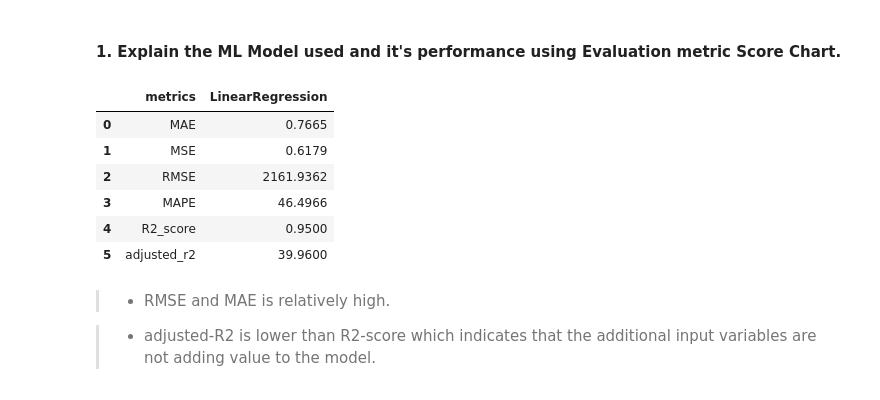
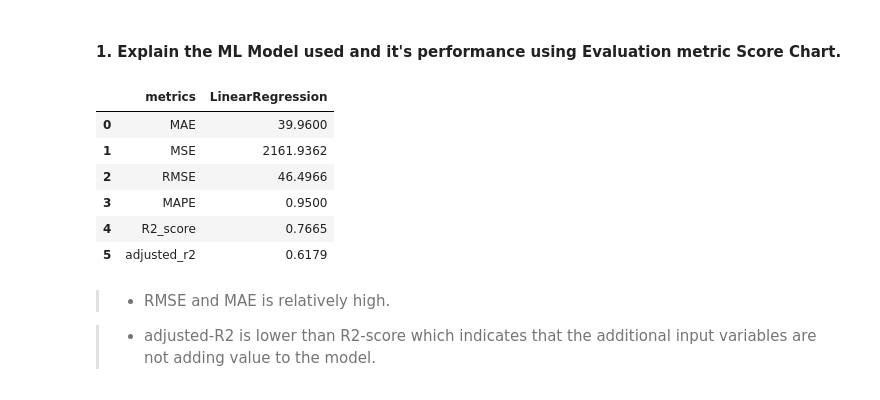
Before and after one commit to ashish-mali/Regression-Yes-Bank-Stock-Closing-Price-Prediction, a Jupyter notebook: Yes_Bank_Stock_Closing_Price_Prediction_Capstone_Project.ipynb, the cells around one changed output. Cells and saved outputs as stored; diff of their text form; code cells hidden in the pictures.

```diff
--- a/Yes_Bank_Stock_Closing_Price_Prediction_Capstone_Project.ipynb
+++ b/Yes_Bank_Stock_Closing_Price_Prediction_Capstone_Project.ipynb
@@ -2103,7 +2103,7 @@ def plot_actual_vs_pred(model, model_name = None, x_test = x_test, y_test = y_te
 
 
 
-# 5 fold time-series cross-validation
+# Define the time-series cross-validation object
 tscv = TimeSeriesSplit(n_splits=5)
 
 
@@ -2168,36 +2168,42 @@ def check_homoscedasticity(model, model_name = None, x_test = x_test, y_test = y
  # Selected features
 features = selected_df.drop('Close', axis = 1).columns
 
-# Create dataframe for evaluation metrics
-e_metrics_df = pd.DataFrame({'metrics' : ['MAE', 'MSE', 'RMSE', 'MAPE', 'R2_score', 'adjusted_r2']})
+# Create dataframe for performance evaluation metrics
+p_metrics_df = pd.DataFrame({'metrics' : ['MAE', 'MSE', 'RMSE', 'MAPE', 'R2_score', 'adjusted_r2']})
 
 
-# Funtion to update e_metrics_df
-def update_e_metrics_df(model, model_name = None, x_test = x_test, y_test = y_test):
+# Funtion to update p_metrics_df
+def update_p_metrics_df(model, model_name = None, x_test = x_test, y_test = y_test):
   '''
-  funtion to update e_metrics_df dataFrame
+  funtion to update p_metrics_df dataFrame
   '''
   # Predict on the model
   y_pred = model.predict(x_test)
 
   # Evaluation metric scores
+  # Mean Absolute Error
   MAE =  round(mean_absolute_error(y_test, y_pred), 4)
+
+  #Mean Squared Error
   MSE = round(mean_squared_error(y_test, y_pred), 4)
+
+  # Root Mean Squared Error
   RMSE = round(np.sqrt(MSE), 4)
+
+  # Mean Absolute Percentage Error
   MAPE = round(mean_absolute_percentage_error(y_test, y_pred), 4)
+
+  # R Square
   R2_score = round(r2_score(y_test, y_pred), 4)
 
+  # Adjusted R Square
   n = y_test.size
   p = features.size
   adjusted_r2 = round(1-(1-R2_score)*(n-1)/(n-p-1), 4)
 
-
-
-
-
-  # Update e_metrics datframe
-  e_metrics_df[model_name] = [R2_score, adjusted_r2, MSE, RMSE, MAPE, MAE]
-  return e_metrics_df
+  # Update p_metrics datframe
+  p_metrics_df[model_name] = [MAE, MSE, RMSE, MAPE, R2_score, adjusted_r2]
+  return p_metrics_df
 # %% [markdown]
 ### ML Model - 1
 
@@ -2284,15 +2290,15 @@ test_Dataset.head()
 #### 1. Explain the ML Model used and it's performance using Evaluation metric Score Chart.
 # %%
 # Evaluation metrics - LinearRegression
-update_e_metrics_df(model = lr, model_name = 'LinearRegression' )
+update_p_metrics_df(model = lr, model_name = 'LinearRegression' )
 # %% [output]
 |  | metrics | LinearRegression |
-| 0 | MAE | 0.7665 |
-| 1 | MSE | 0.6179 |
-| 2 | RMSE | 2161.9362 |
-| 3 | MAPE | 46.4966 |
-| 4 | R2_score | 0.9500 |
-| 5 | adjusted_r2 | 39.9600 |
+| 0 | MAE | 39.9600 |
+| 1 | MSE | 2161.9362 |
+| 2 | RMSE | 46.4966 |
+| 3 | MAPE | 0.9500 |
+| 4 | R2_score | 0.7665 |
+| 5 | adjusted_r2 | 0.6179 |
 # %% [markdown]
 >* RMSE and MAE is relatively high.
 
```
Also changed, not shown: parts of 28 cells of this notebook.
